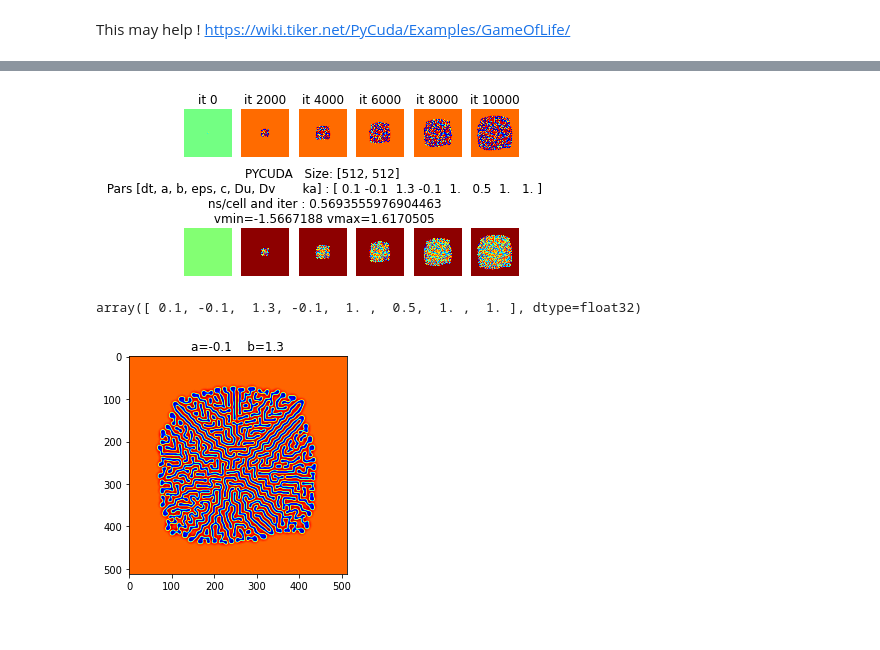
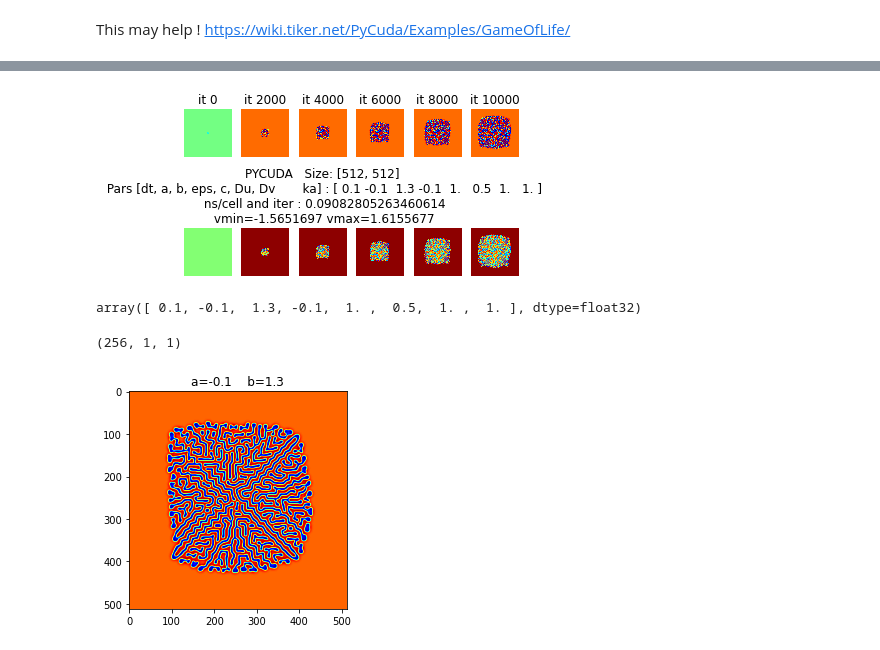
Before and after one commit to radu-dogaru/fast-fhn-rd-cnn-simulators, a Jupyter notebook: fhn_rd_cnn__fast_simulator.ipynb, the cells around one changed output, grey strips where cells are left out. Cells and saved outputs as stored; diff of their text form; code cells hidden in the pictures.

```diff
--- a/fhn_rd_cnn__fast_simulator.ipynb
+++ b/fhn_rd_cnn__fast_simulator.ipynb
@@ -209,7 +200,9 @@ import matplotlib.image as mpimg
 #================================  Running and model parameters  ========================================
 nsnp=5; iter_max=10000; test_mod=iter_max//nsnp
 (Pars, A,B,Anew,Bnew,A_show,B_show,colmap)=\
-get_init_state()  # slow growth dynamics
+get_init_state(img_size=512)  # slow growth dynamics
+#get_init_state(typ=3, img_size=128, name='radius.jpg', dt=0.1, a=-0.26,  b= 1.2,  eps=-0.1, c=1,  Du=0.1,   Dv=2)
+#
 #get_init_state(typ=3, img_size=512, name='test_pattern_1__.jpg', dt=0.1, a=-0.05, b=2 , eps=-0.005, Du=0.03, Dv=0.3, ka=.25)
 #get_init_state(typ=3, img_size=128, name='radius.jpg', dt=0.1, a=-0.26,  b= 1.2,  eps=-0.1, c=1,  Du=0.6,   Dv=2)
 #get_init_state()  # slow growth dynamics
@@ -271,11 +264,17 @@ ca_core = mod.get_function("ca_core_kernel") # kernel function
 
 print ( "FHN Calculation: %d x %d mesh" % (NN, NM))
 timer = time.time()
-#-------------- CUDA preparing -------------
-blockdim = (32,32,1)  # my be optimized - product should not be larger than 1024
-
-
-griddim = (NN//blockdim[0], NM//blockdim[1],1)   # 3D format
+#--------------  blocksize and gridsize (need to be optimized for best speed) -------------
+y=min(1024,min(NN,NM))
+x=1024//y
+blockdim = (x,y,1)  # should be optimized - product should not be larger than 1024
+# For instantce try blockdim = (1,1024,1) if working with arrays larger than 1024 !
+# For square arrays best choice is (x,y,1) with y=min(array_size,1024) and x=1024//y
+# May improve speed 6-7 times compared with the default case blockdim = (32,32,1)
+#
+# griddim=(64,64,1)
+griddim = (math.ceil(NN//blockdim[0]), math.ceil(NM//blockdim[1]),1)   # 3D format
+#----------------------------------------------------------------
 
 # - transfer to  GPU (there we have A_gpu B_gpu in GPU's global memory)
 t1=time.time()
@@ -327,16 +326,20 @@ max-min= 3.1837692
 ==========================================================================
-[figure, old version]
+[figure, new version]
 # %%
 Pars
 # %% [output]
 array([ 0.1, -0.1,  1.3, -0.1,  1. ,  0.5,  1. ,  1. ], dtype=float32)
+# %%
+griddim
+# %% [output]
+(256, 1, 1)
 # %%
 # Display last plotted image
 plt.clf();
 plt.imshow(lA,colmap); plt.title('a='+str(Pars[1])+'    b='+str(Pars[2]))
 plt.savefig('last_single_plot.png',dpi=200)
 # %% [output]
-[figure, old version]
+[figure, new version]
 # %%
 # CELL 3 / NUMBA IMPLEMENTATION
 '''
```
Also changed, not shown: parts of 8 cells of this notebook, 1 other file.
